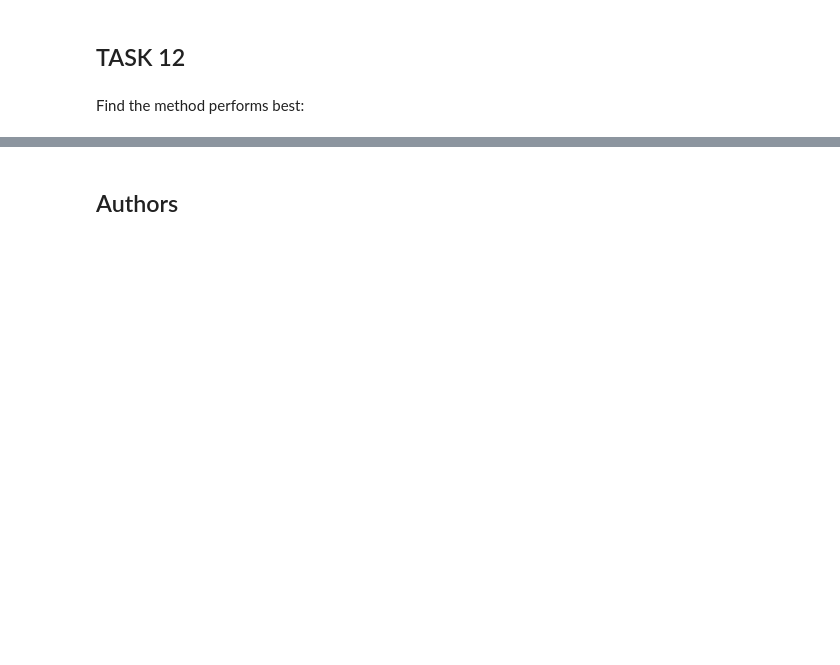
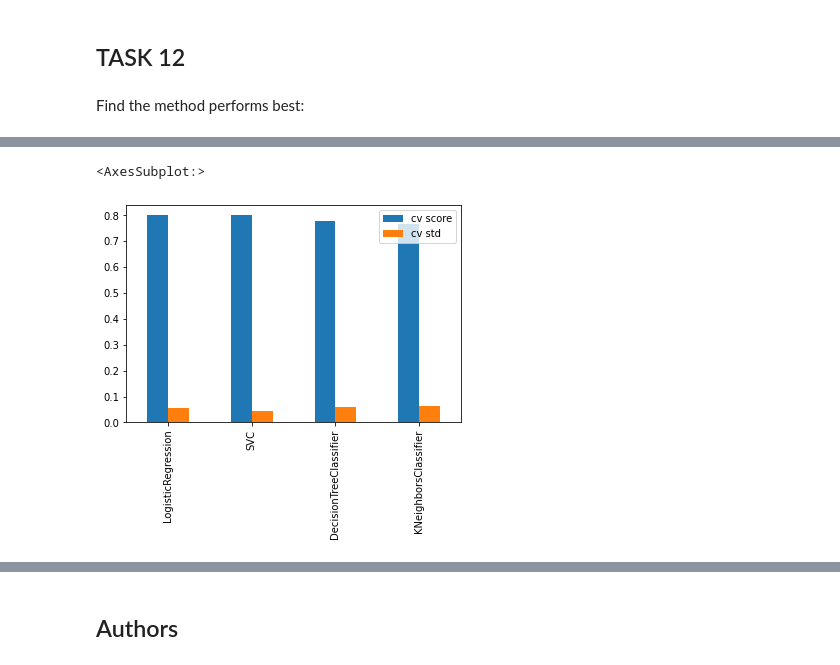
Before and after one commit to henningXZT/applied_ds_capstone, a Jupyter notebook: Predictive Analysis.ipynb, the cells around one changed output, grey strips where cells are left out. Saved outputs shown, nothing was run; the diff lists cells and outputs as text; code cells hidden in the pictures; blank space fills up the shorter version.

```diff
--- a/Predictive Analysis.ipynb
+++ b/Predictive Analysis.ipynb
@@ -334,3 +334,15 @@ Model: DecisionTreeClassifier(), Mean score: 0.7777777777777778, STD: 0.06085806
 Model: KNeighborsClassifier(), Mean score: 0.7666666666666667, STD: 0.06478835438717004
 # %%
 # SVM show highest mean score with lowest STD -> model of choice is SVM
+# %%
+import pandas as pd
+cv_frame = pd.DataFrame(
+    data=[[0.8,0.05665577237325316],[0.8,0.04444444444444447],[0.7777777777777778,0.060858061945018485],[0.7666666666666667,0.06478835438717004]],
+    columns=["cv score","cv std"],
+    index=["LogisticRegression", "SVC", "DecisionTreeClassifier", "KNeighborsClassifier"]
+)
+# %%
+cv_frame.plot(kind="bar")
+# %% [output]
+<AxesSubplot:>
+[figure, added]
```
Also changed, not shown: parts of 3 cells of this notebook.
